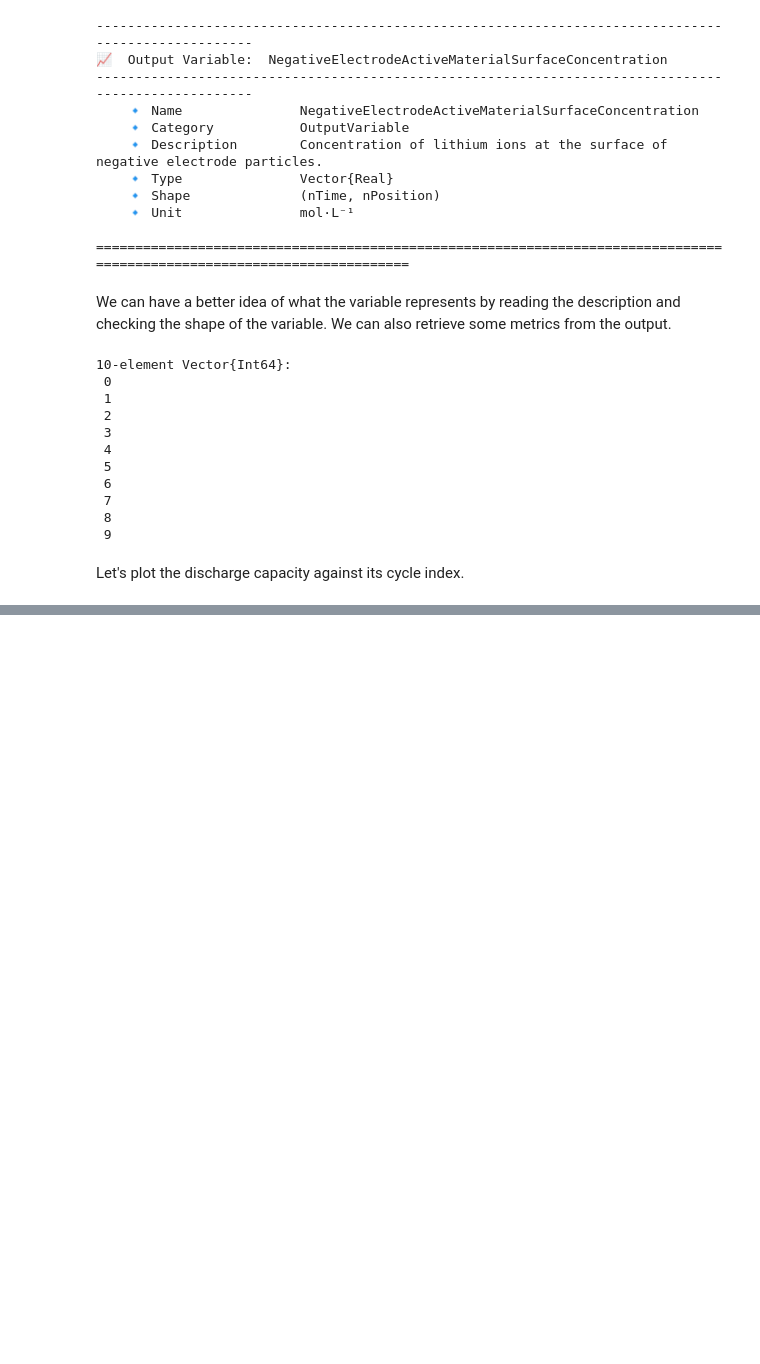
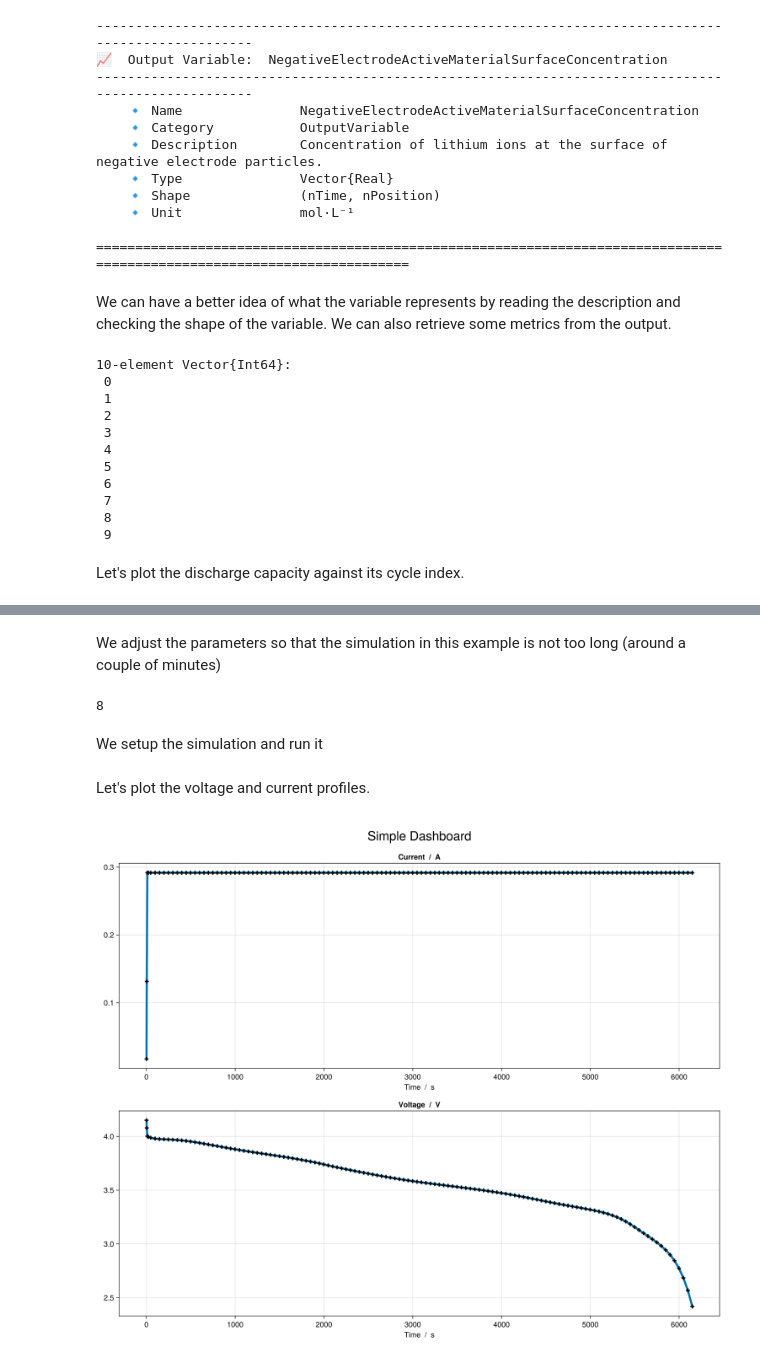
Before and after one commit to BattMoTeam/BattMo-workshop-2025-10-20, a Jupyter notebook: battmo_workshop.ipynb, the cells around one changed output, grey strips where cells are left out. Saved outputs shown, nothing was run; the diff lists cells and outputs as text; code cells hidden in the pictures; blank space fills up the shorter version.

```diff
--- a/battmo_workshop.ipynb
+++ b/battmo_workshop.ipynb
@@ -465,0 +1301,8 @@ f
+# %%
+cell_parameters     = load_cell_parameters(; from_default_set = "chen_2020")
+cycling_protocol    = load_cycling_protocol(; from_default_set = "cc_discharge")
+simulation_settings = load_simulation_settings(; from_default_set = "p4d_cylindrical")
+
+model_settings      = load_model_settings(; from_default_set = "p4d_cylindrical")
+
+model_setup = LithiumIonBattery(; model_settings)
@@ -465,0 +1427,5 @@ f
+# %%
+cell_parameters     = load_cell_parameters(; from_default_set = "chen_2020")
+cycling_protocol    = load_cycling_protocol(; from_default_set = "cc_discharge")
+model_settings      = load_model_settings(; from_default_set = "p4d_cylindrical")
+simulation_settings = load_simulation_settings(; from_default_set = "p4d_cylindrical")
@@ -465,0 +1449,22 @@ f
+# %% [markdown]
+We adjust the parameters so that the simulation in this example is not too long (around a couple of minutes)
+# %%
+cell_parameters["Cell"]["OuterRadius"] = 0.004
+cell_parameters["NegativeElectrode"]["CurrentCollector"]["TabFractions"] = [0.5]
+cell_parameters["PositiveElectrode"]["CurrentCollector"]["TabFractions"] = [0.5]
+cell_parameters["NegativeElectrode"]["CurrentCollector"]["TabWidth"]     = 0.002
+cell_parameters["PositiveElectrode"]["CurrentCollector"]["TabWidth"]     = 0.002
+simulation_settings["AngularGridPoints"] = 8
+# %% [output]
+8
+# %% [markdown]
+We setup the simulation and run it
+# %%
+sim = Simulation(model_setup, cell_parameters, cycling_protocol; simulation_settings);
+output = solve(sim; info_level = -1);
+# %% [markdown]
+Let's plot the voltage and current profiles.
+# %%
+plot_dashboard(output; plot_type = "simple")
+# %% [output]
+[figure, added]
```
Also changed, not shown: parts of 132 cells of this notebook, 6 other files.
